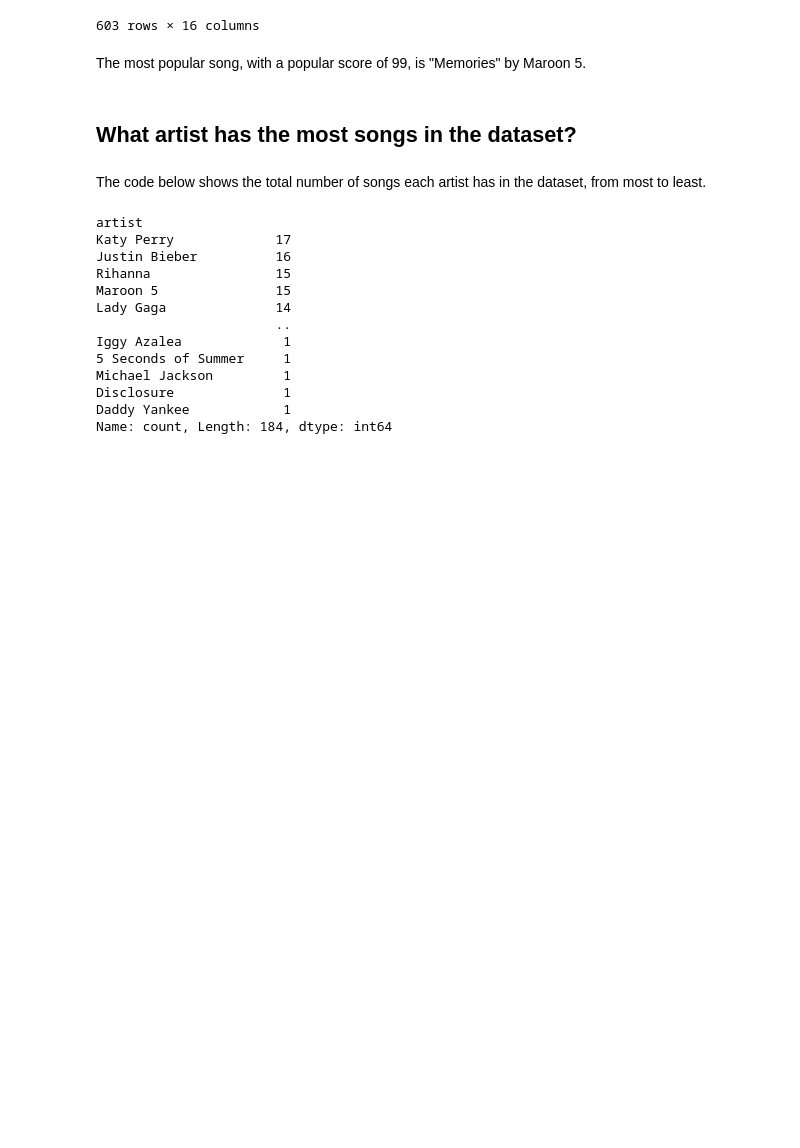
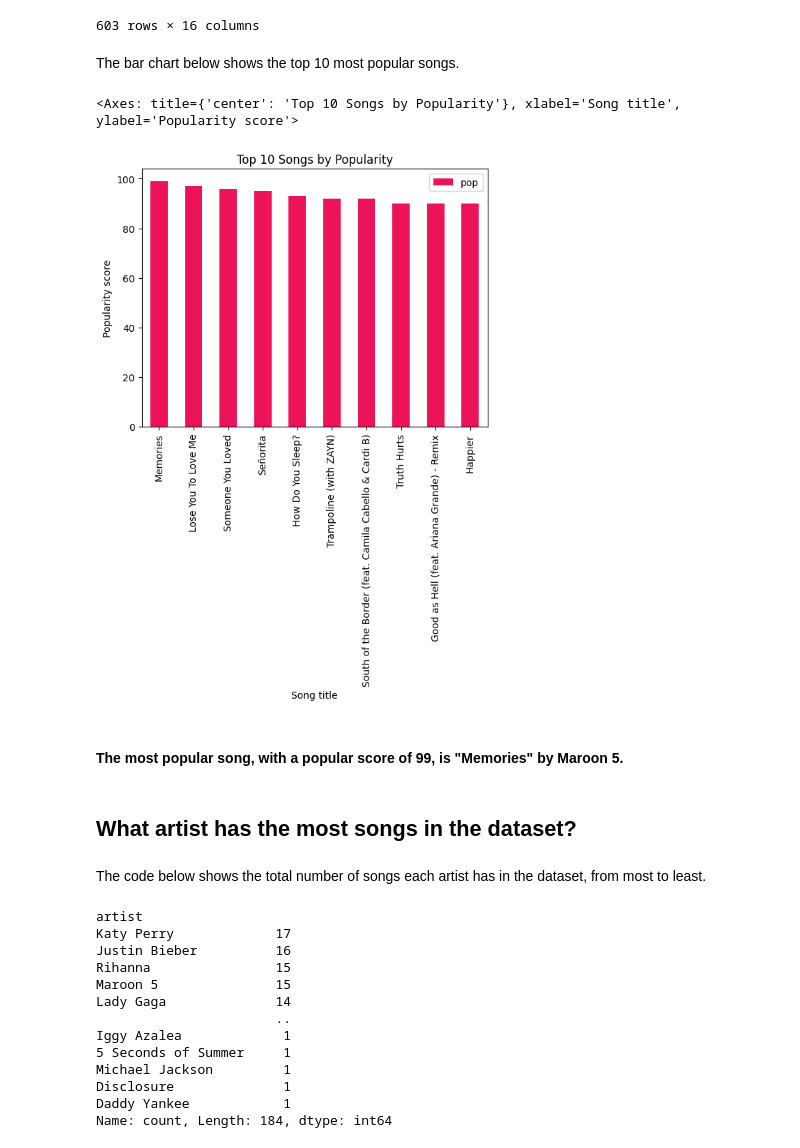
Before and after one commit to koalfred/musicalanalysis, a Jupyter notebook: Musical Analysis.ipynb, the cells around one changed output. Cells and saved outputs as stored; diff of their text form; code cells hidden in the pictures; blank space fills up the shorter version.

```diff
--- a/Musical Analysis.ipynb
+++ b/Musical Analysis.ipynb
@@ -55,8 +44,16 @@ all_top_songs.sort_values(by='pop', ascending=False)
 | 138 | 139 | Blow Me (One Last Kiss) | P!nk | dance pop | 2012 | 114 | 92 | 60 | -3 | 25 | ... |
 | 267 | 268 | Not a Bad Thing | Justin Timberlake | dance pop | 2014 | 86 | 73 | 59 | -6 | 38 | ... |
 603 rows × 16 columns
+# %% [markdown]
+The bar chart below shows the top 10 most popular songs.
+# %%
+top_10_songs = all_top_songs.sort_values(by='pop', ascending=False).head(10)
+top_10_songs.plot.bar(x='title', y='pop', title='Top 10 Songs by Popularity', xlabel='Song title', ylabel='Popularity score', color='#ec1358')
+# %% [output]
+<Axes: title={'center': 'Top 10 Songs by Popularity'}, xlabel='Song title', ylabel='Popularity score'>
+[figure, added]
 # %% [markdown]
-The most popular song, with a popular score of 99, is "Memories" by Maroon 5.
+#### The most popular song, with a popular score of 99, is "Memories" by Maroon 5.
 # %% [markdown]
 ## What artist has the most songs in the dataset?
 # %% [markdown]
```
Also changed, not shown: parts of 101 cells of this notebook.
